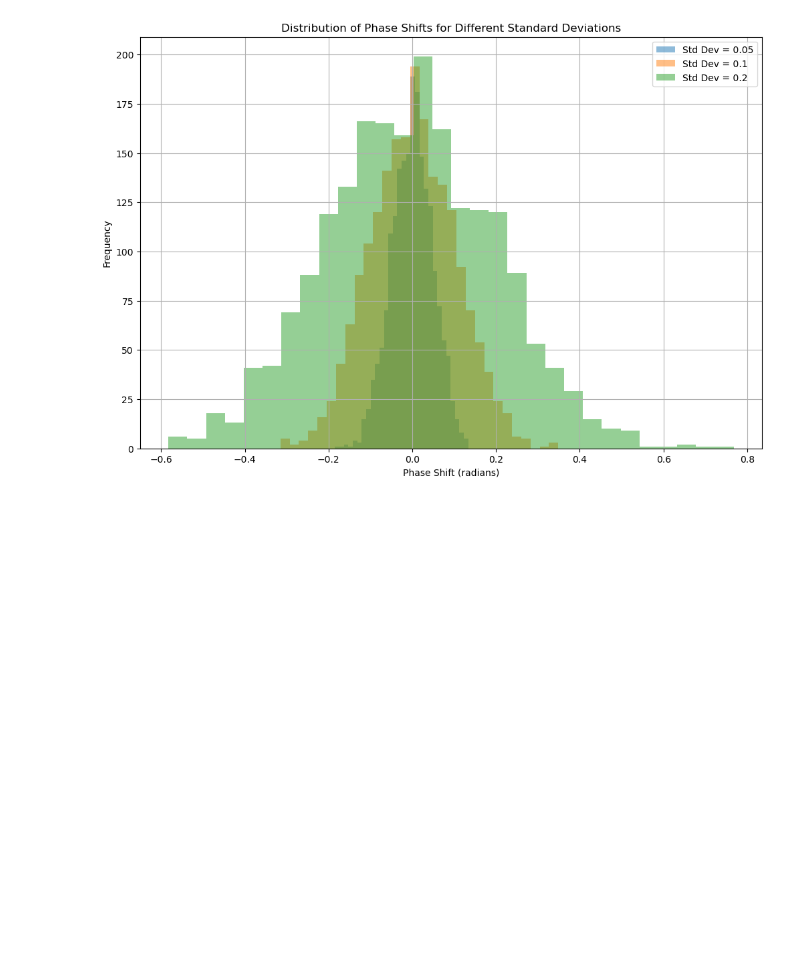
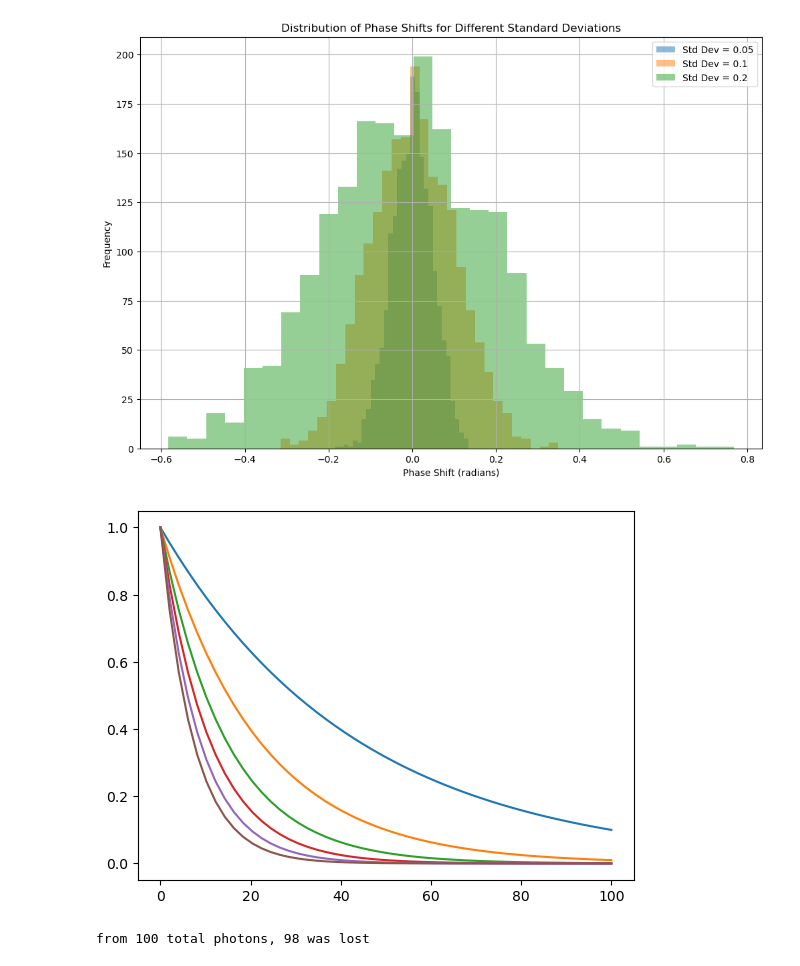
Before and after one commit to stopzer0/QKD_simulator, a Jupyter notebook: QKD_simul.ipynb, the cells around one changed output. Saved outputs shown, nothing was run; the diff lists cells and outputs as text; code cells hidden in the pictures; blank space fills up the shorter version.

```diff
--- a/QKD_simul.ipynb
+++ b/QKD_simul.ipynb
@@ -434,3 +447,20 @@ def plot_phase_noise_distribution(std_devs, num_samples=2000):
 plot_phase_noise_distribution([0.05, 0.1, 0.2])
 # %% [output]
 [figure]
+# %%
+T = lambda att, length: 10 ** (-(att * length) / 10)
+lengths = np.linspace(0,100)
+
+for i in [0.1, 0.2, 0.3, 0.4, 0.5, 0.6]:
+    plt.plot(lengths, T(i,lengths))
+# %% [output]
+[figure, added]
+# %%
+total_photons = 100
+lost_photons = 0
+for i in range(total_photons):
+    if np.random.rand() >= T(0.3, 50):
+        lost_photons += 1  # One photon is lost
+print(f"from {total_photons} total photons, {lost_photons} was lost")
+# %% [output]
+from 100 total photons, 98 was lost
```
Also changed, not shown: parts of 4 cells of this notebook.
